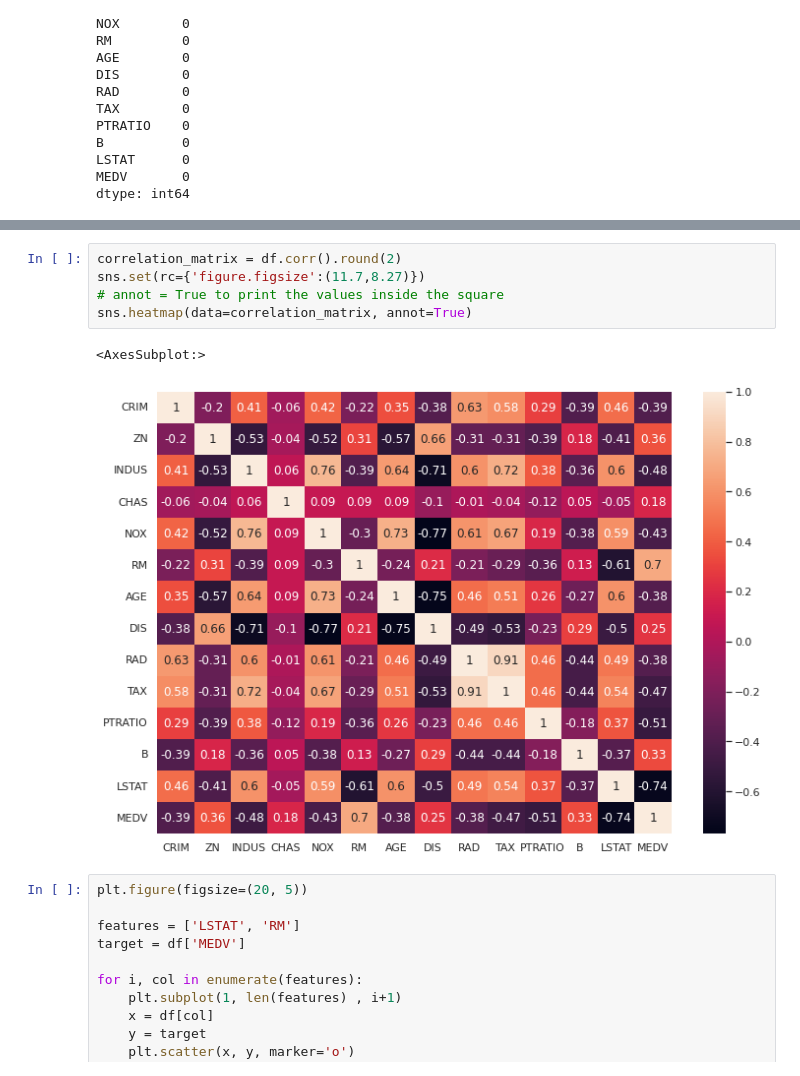
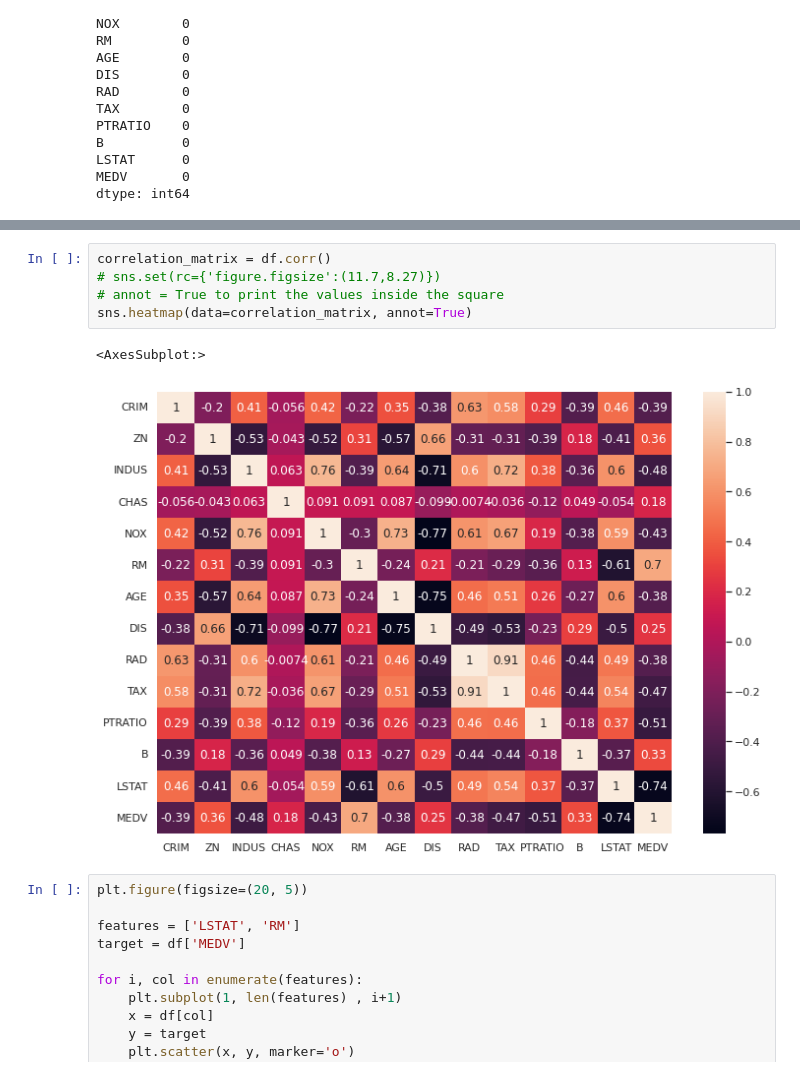
Before and after one commit to karanlakhwani910/DSBDAL, a Jupyter notebook: A4-LR-FINAL.ipynb, the cells around one changed output, grey strips where cells are left out. Drawn from its saved outputs; the diff is of its cells as text.

```diff
--- a/A4-LR-FINAL.ipynb
+++ b/A4-LR-FINAL.ipynb
@@ -130,11 +130,11 @@ plt.show()
 # %%
-correlation_matrix = df.corr().round(2)
-sns.set(rc={'figure.figsize':(11.7,8.27)})
+correlation_matrix = df.corr()
+# sns.set(rc={'figure.figsize':(11.7,8.27)})
 # annot = True to print the values inside the square
 sns.heatmap(data=correlation_matrix, annot=True)
 # %% [output]
 <AxesSubplot:>
-[figure, old version]
+[figure, new version]
 # %%
 plt.figure(figsize=(20, 5))
 
```
Also changed, not shown: parts of 4 cells of this notebook, 7 other files.
